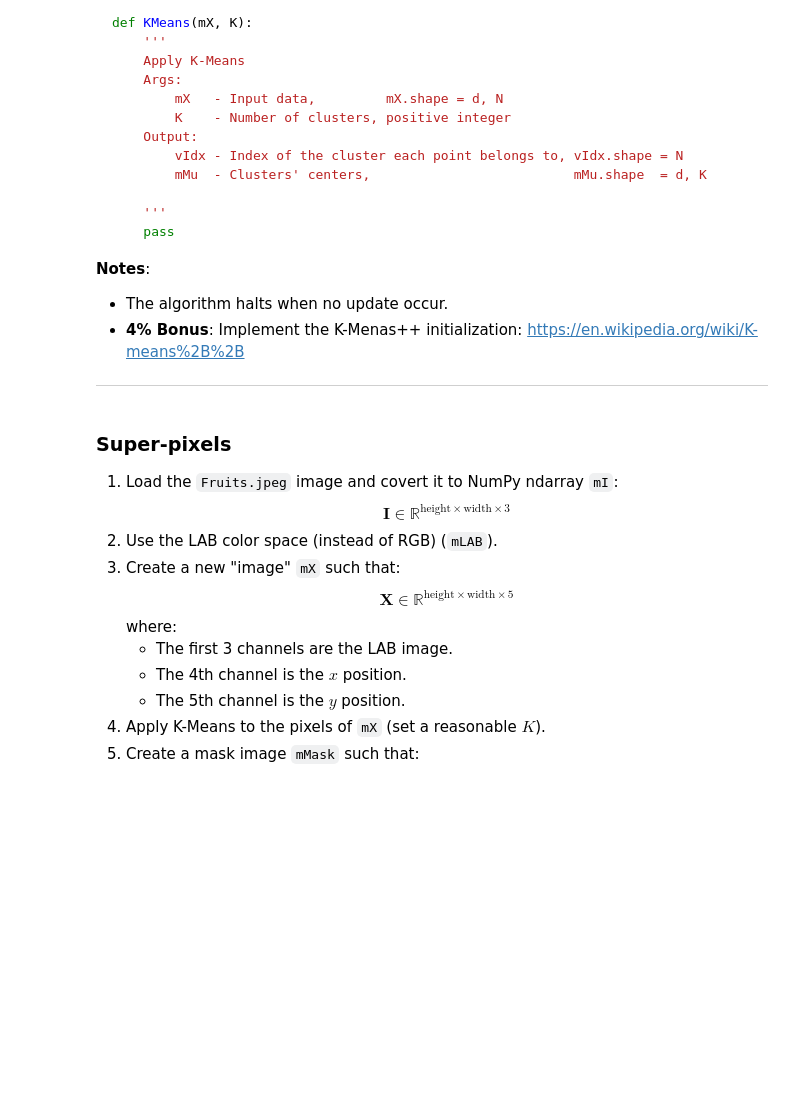
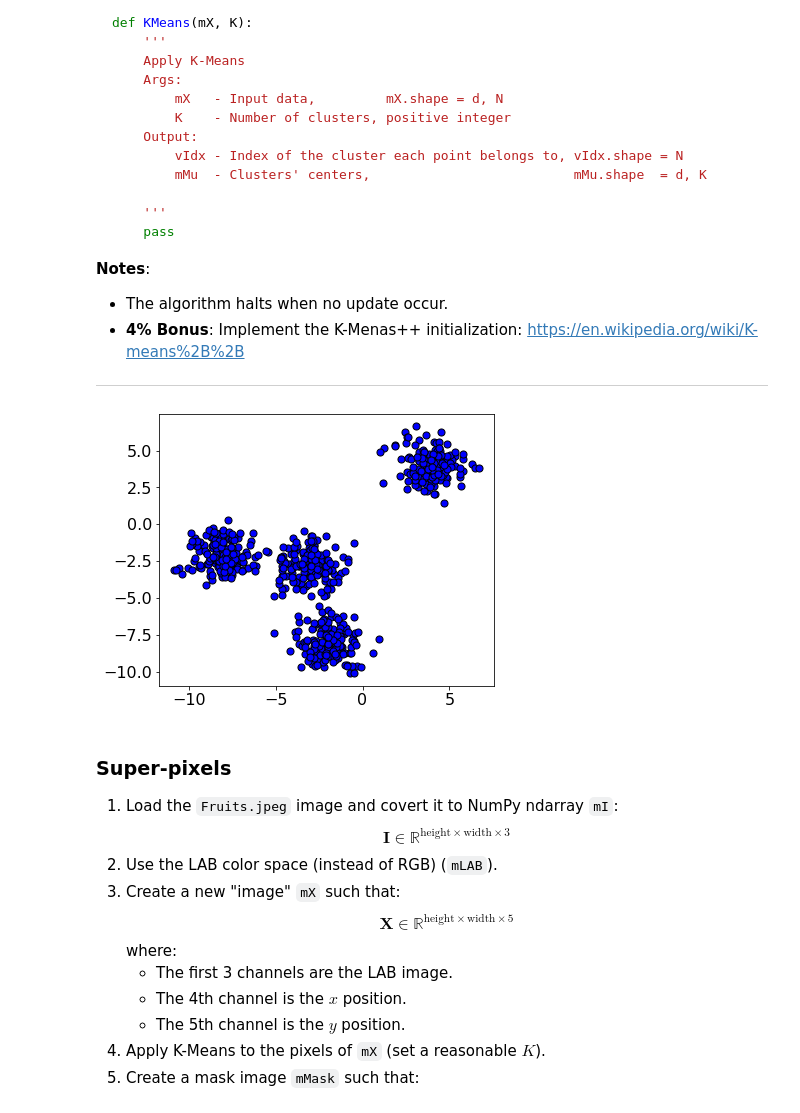
Before and after one commit to alonbar/unsupervised-learning, a Jupyter notebook: ProblemSet1/ProblemSet1.ipynb, the cells around one changed output. Cells and saved outputs as stored; diff of their text form; code cells hidden in the pictures; blank space fills up the shorter version.

```diff
--- a/ProblemSet1/ProblemSet1.ipynb
+++ b/ProblemSet1/ProblemSet1.ipynb
@@ -423,0 +379,16 @@ Your code here...
+# %%
+mMu = np.array([[4,   4],
+                [-3, -3],
+                [-2, -8],
+                [-8, -2]])
+Ni = 150
+mX = np.row_stack([np.random.randn(Ni, 2) + vMu for vMu in mMu])
+N  = mX.shape[0]
+
+plt.figure(figsize=(6,5))
+plt.scatter(mX[:,0], mX[:,1], s=50, c='b', edgecolor='k')
+plt.axis('equal')
+plt.axis('tight')
+plt.show()
+# %% [output]
+[figure, added]
```
Also changed, not shown: parts of 18 cells of this notebook, 1 other file.
